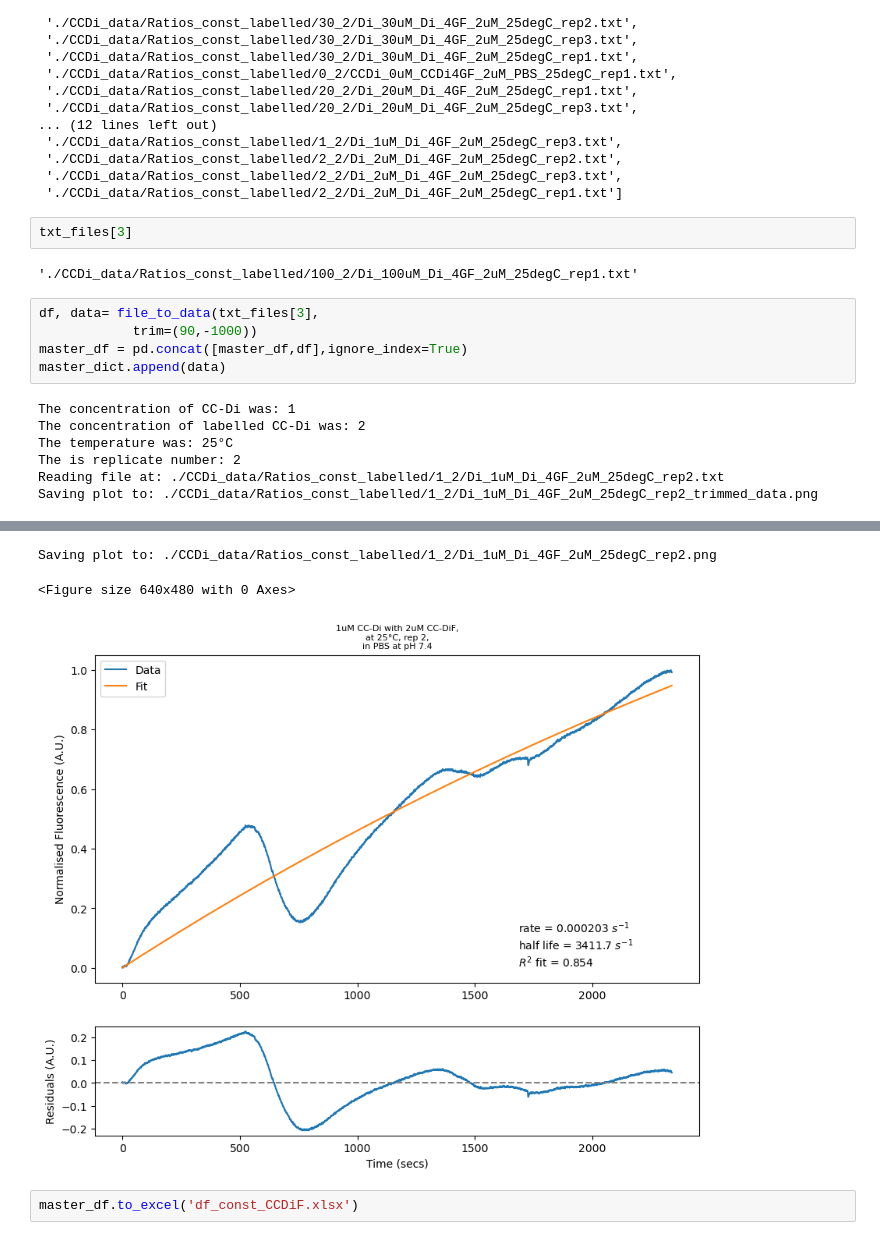
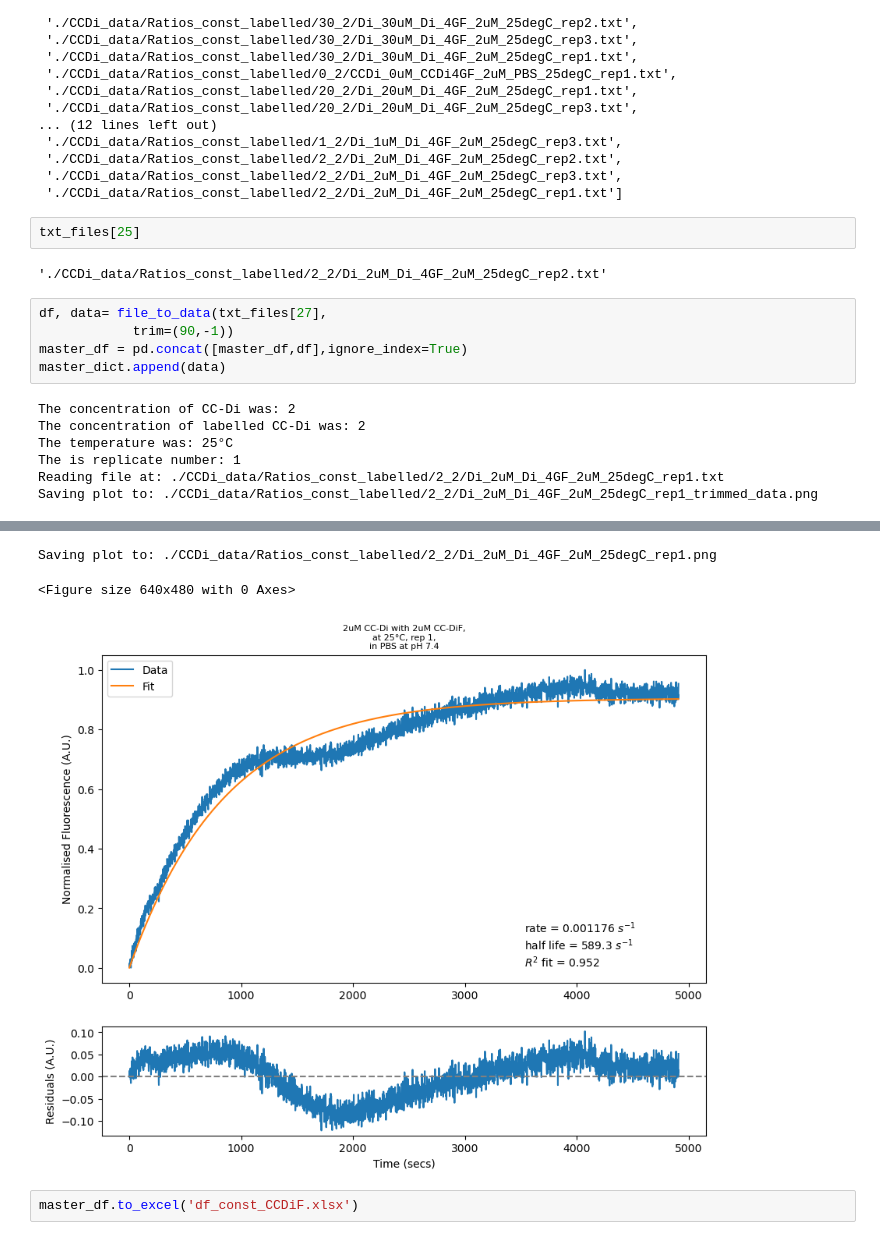
Before and after one commit to woolfson-group/CC_exchange, a Jupyter notebook: FEx_dimers_analysis_19APR24.ipynb, the cells around one changed output, grey strips where cells are left out. Saved outputs shown, nothing was run; the diff lists cells and outputs as text.

```diff
--- a/FEx_dimers_analysis_19APR24.ipynb
+++ b/FEx_dimers_analysis_19APR24.ipynb
@@ -220,18 +220,18 @@ txt_files
  './CCDi_data/Ratios_const_labelled/2_2/Di_2uM_Di_4GF_2uM_25degC_rep3.txt',
  './CCDi_data/Ratios_const_labelled/2_2/Di_2uM_Di_4GF_2uM_25degC_rep1.txt']
 # %%
-txt_files[3]
+txt_files[25]
 # %% [output]
-'./CCDi_data/Ratios_const_labelled/100_2/Di_100uM_Di_4GF_2uM_25degC_rep1.txt'
+'./CCDi_data/Ratios_const_labelled/2_2/Di_2uM_Di_4GF_2uM_25degC_rep2.txt'
 # %%
-df, data= file_to_data(txt_files[3],
-            trim=(90,-1000))
+df, data= file_to_data(txt_files[27],
+            trim=(90,-1))
 master_df = pd.concat([master_df,df],ignore_index=True)
 master_dict.append(data)
 # %% [output]
-The concentration of CC-Di was: 1
+The concentration of CC-Di was: 2
 The concentration of labelled CC-Di was: 2
 The temperature was: 25°C
-The is replicate number: 2
-Reading file at: ./CCDi_data/Ratios_const_labelled/1_2/Di_1uM_Di_4GF_2uM_25degC_rep2.txt
-Saving plot to: ./CCDi_data/Ratios_const_labelled/1_2/Di_1uM_Di_4GF_2uM_25degC_rep2_trimmed_data.png
+The is replicate number: 1
+Reading file at: ./CCDi_data/Ratios_const_labelled/2_2/Di_2uM_Di_4GF_2uM_25degC_rep1.txt
+Saving plot to: ./CCDi_data/Ratios_const_labelled/2_2/Di_2uM_Di_4GF_2uM_25degC_rep1_trimmed_data.png
@@ -239,6 +239,6 @@ Saving plot to: ./CCDi_data/Ratios_const_labelled/1_2/Di_1uM_Di_4GF_2uM_25degC_r
-Saving plot to: ./CCDi_data/Ratios_const_labelled/1_2/Di_1uM_Di_4GF_2uM_25degC_rep2.png
+Saving plot to: ./CCDi_data/Ratios_const_labelled/2_2/Di_2uM_Di_4GF_2uM_25degC_rep1.png
 <Figure size 640x480 with 0 Axes>
-[figure, old version]
+[figure, new version]
 # %%
 master_df.to_excel('df_const_CCDiF.xlsx')
 # %%
```
Also changed, not shown: parts of 1 cell of this notebook, 9 other files.
